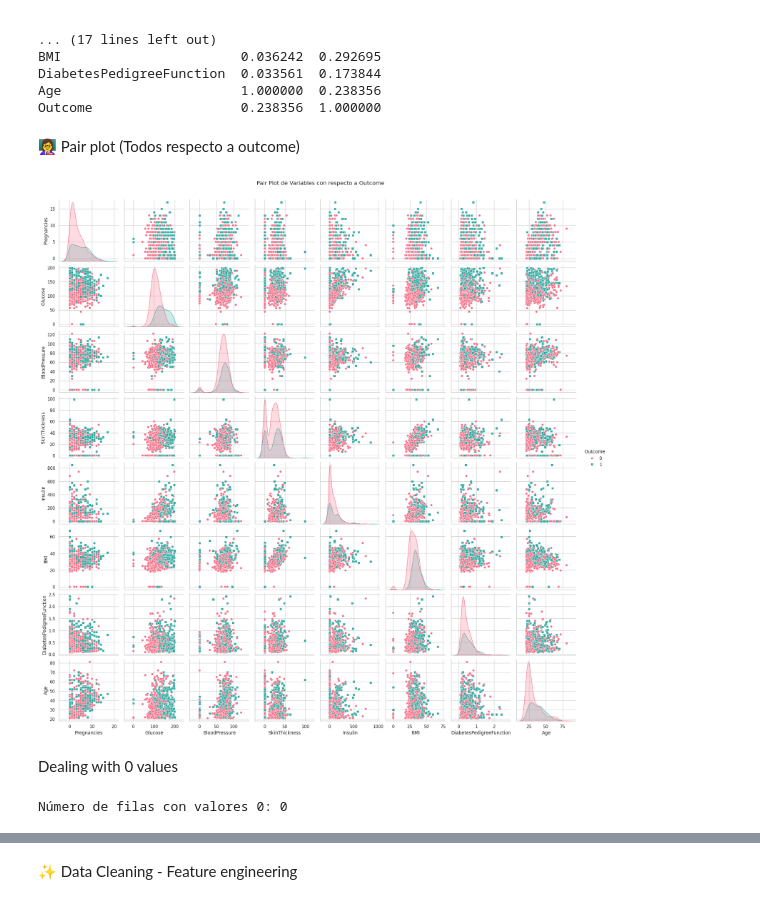
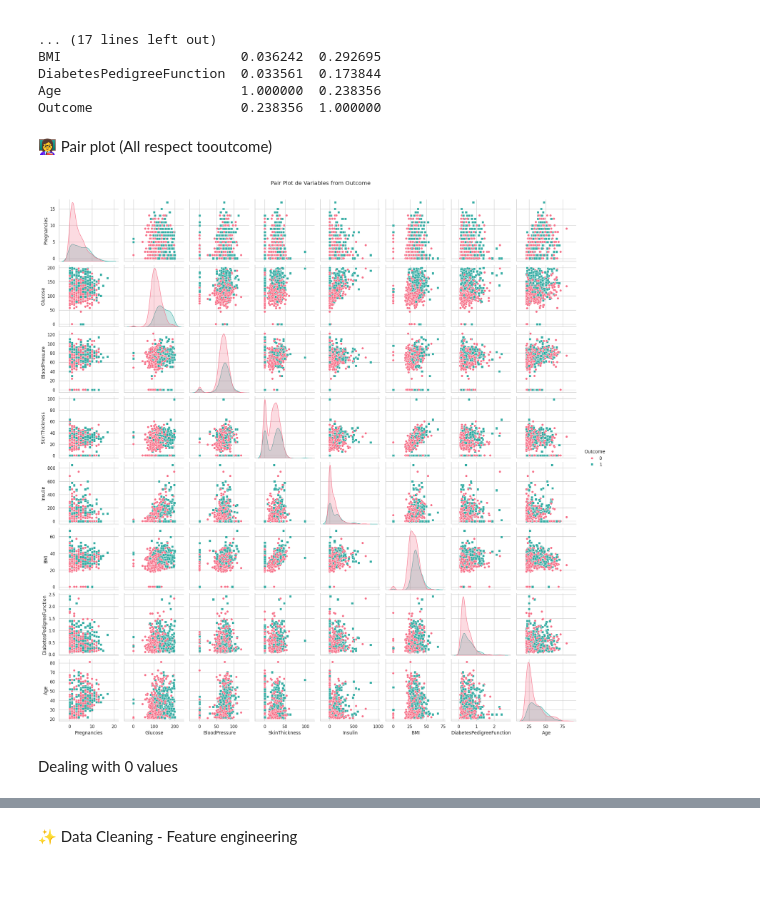
Before and after one commit to Munchkinland/Decision-Tree, a Jupyter notebook: src/explore.ipynb, the cells around one changed output, grey strips where cells are left out. Cells and saved outputs as stored; diff of their text form; code cells hidden in the pictures.

```diff
--- a/src/explore.ipynb
+++ b/src/explore.ipynb
@@ -446,27 +421,19 @@ DiabetesPedigreeFunction  0.033561  0.173844
 Age                       1.000000  0.238356
 Outcome                   0.238356  1.000000
 # %% [markdown]
-👩‍🏫 Pair plot (Todos respecto a outcome)
+👩‍🏫 Pair plot (All respect tooutcome)
 # %%
-# Seleccionar las variables de interés
+# Select all variables
 variables_interes = ["Pregnancies", "Glucose", "BloodPressure", "SkinThickness", "Insulin", "BMI", "DiabetesPedigreeFunction", "Age", "Outcome"]
 
-# Crear un DataFrame solo con las variables seleccionadas
+# Create a subset of the data
 subset_data = total_data[variables_interes]
 
-# Crear un pair plot
+# Creete pair plot
 sns.pairplot(subset_data, hue="Outcome", markers=["o", "s"], palette="husl")
-plt.suptitle("Pair Plot de Variables con respecto a Outcome", y=1.02)
+plt.suptitle("Pair Plot de Variables from Outcome", y=1.02)
 plt.show()
 # %% [output]
-[figure, old version]
+[figure, new version]
 # %% [markdown]
 Dealing with 0 values
-# %%
-# Contar el número de filas con al menos un valor 0
-num_filas_con_0 = (total_data == 0).any(axis=1).sum()
-
-# Imprimir el número de filas con valores 0
-print(f"Número de filas con valores 0: {num_filas_con_0}")
-# %% [output]
-Número de filas con valores 0: 0
```
Also changed, not shown: parts of 111 cells of this notebook, 6 other files.
